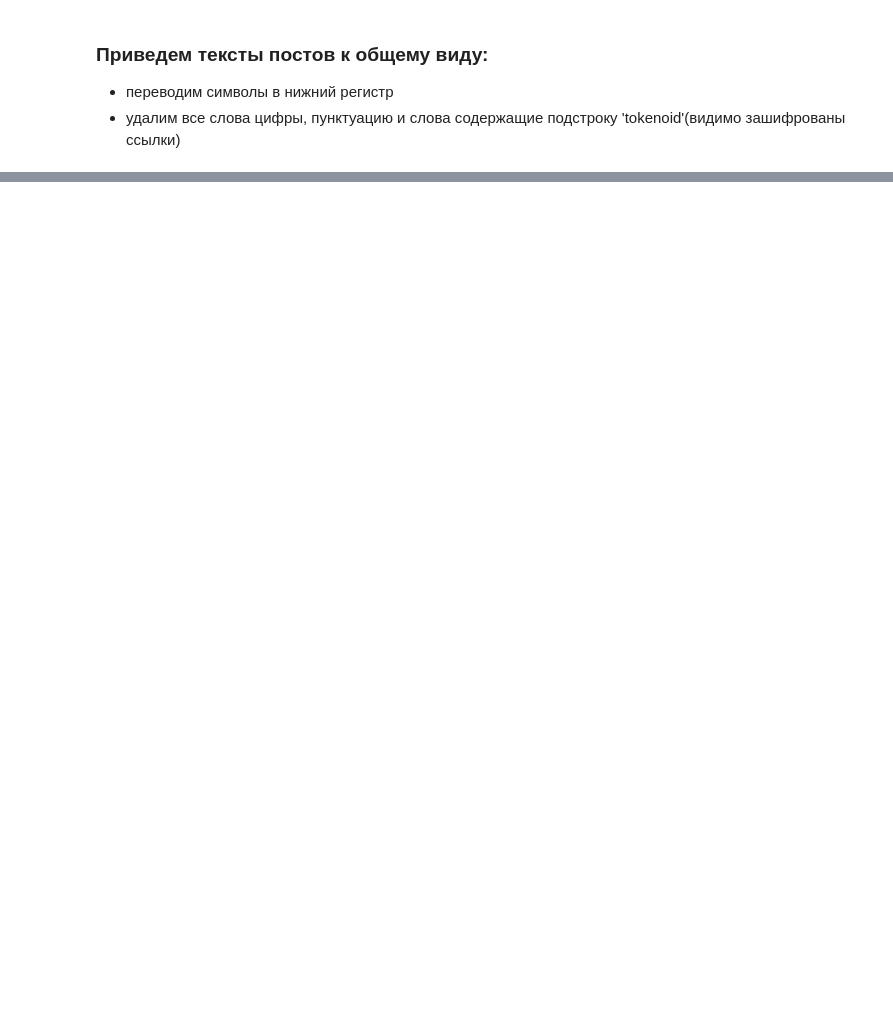
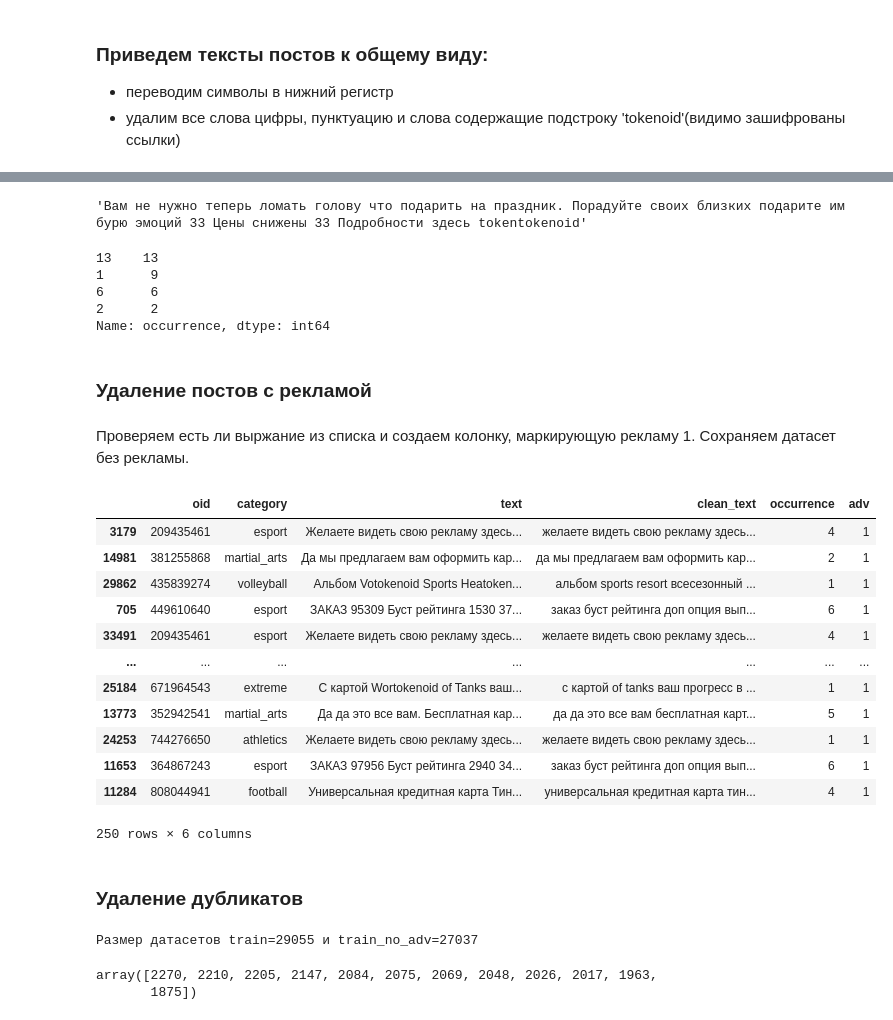
Before and after one commit to Komaso85/vk_sport, a Jupyter notebook: vk_sport.ipynb, the cells around one changed output, grey strips where cells are left out. Saved outputs shown, nothing was run; the diff lists cells and outputs as text; code cells hidden in the pictures; blank space fills up the shorter version.

```diff
--- a/vk_sport.ipynb
+++ b/vk_sport.ipynb
@@ -255,0 +226,2 @@ y_test = test_no_duplicated['category']
+# %%
+train['occurrence'] = train['clean_text'].map(dict(Counter( train['clean_text'].to_list())))
@@ -255,0 +248,46 @@ y_test = test_no_duplicated['category']
+# %%
+train.at [38024,'text']
+# %% [output]
+'Вам не нужно теперь ломать голову что подарить на праздник. Порадуйте своих близких подарите им бурю эмоций 33 Цены снижены 33 Подробности здесь tokentokenoid'
+# %%
+train[train.clean_text.str.contains('что подарить')].occurrence.value_counts()
+# %% [output]
+13    13
+1      9
+6      6
+2      2
+Name: occurrence, dtype: int64
+# %%
+advertisement_words = ['синергия','вакансия','подработка','кэшбэк','постель', 'аналитик данных',\
+                       'профессия тестировщик','массажер','свою рекламу','что подарить','яндекс плюс',\
+                       'яндекс еда','икеа','бесплатные курсы','бесплатного обслуживания','буст рейтинга',\
+                       'ищете подарок']
+# %% [markdown]
+### Удаление постов с рекламой
+# %% [markdown]
+Проверяем есть ли выржание из списка и создаем колонку, маркирующую рекламу 1. Сохраняем датасет без рекламы.
+# %%
+def adv_posts(row,words_list):
+    adv = 0
+    for word in words_list:
+        if word in row:
+            adv = 1
+    return adv
+# %%
+train['adv'] = train.clean_text.apply(lambda row: adv_posts(row,advertisement_words))
+# %%
+train[train.adv==1]
+# %% [output]
+|  | oid | category | text | clean_text | occurrence | adv |
+| 3179 | 209435461 | esport | Желаете видеть свою рекламу здесь... | желаете видеть свою рекламу здесь... | 4 | 1 |
+| 14981 | 381255868 | martial_arts | Да мы предлагаем вам оформить кар... | да мы предлагаем вам оформить кар... | 2 | 1 |
+| 29862 | 435839274 | volleyball | Альбом Votokenoid Sports Heatoken... | альбом sports resort всесезонный ... | 1 | 1 |
+| 705 | 449610640 | esport | ЗАКАЗ 95309 Буст рейтинга 1530 37... | заказ буст рейтинга доп опция вып... | 6 | 1 |
+| 33491 | 209435461 | esport | Желаете видеть свою рекламу здесь... | желаете видеть свою рекламу здесь... | 4 | 1 |
+| ... | ... | ... | ... | ... | ... | ... |
+| 25184 | 671964543 | extreme | С картой Wortokenoid of Tanks ваш... | с картой of tanks ваш прогресс в ... | 1 | 1 |
+| 13773 | 352942541 | martial_arts | Да да это все вам. Бесплатная кар... | да да это все вам бесплатная карт... | 5 | 1 |
+| 24253 | 744276650 | athletics | Желаете видеть свою рекламу здесь... | желаете видеть свою рекламу здесь... | 1 | 1 |
+| 11653 | 364867243 | esport | ЗАКАЗ 97956 Буст рейтинга 2940 34... | заказ буст рейтинга доп опция вып... | 6 | 1 |
+| 11284 | 808044941 | football | Универсальная кредитная карта Тин... | универсальная кредитная карта тин... | 4 | 1 |
+250 rows × 6 columns
@@ -255,0 +296,2 @@ y_test = test_no_duplicated['category']
+# %% [markdown]
+### Удаление дубликатов
@@ -255,0 +300,9 @@ y_test = test_no_duplicated['category']
+# %%
+print(f'Размер датасетов train={len(train)} и train_no_adv={len(train_no_adv)}')
+# %% [output]
+Размер датасетов train=29055 и train_no_adv=27037
+# %%
+train_no_adv['category'].value_counts().unique()
+# %% [output]
+array([2270, 2210, 2205, 2147, 2084, 2075, 2069, 2048, 2026, 2017, 1963,
+       1875])
```
Also changed, not shown: parts of 100 cells of this notebook.
